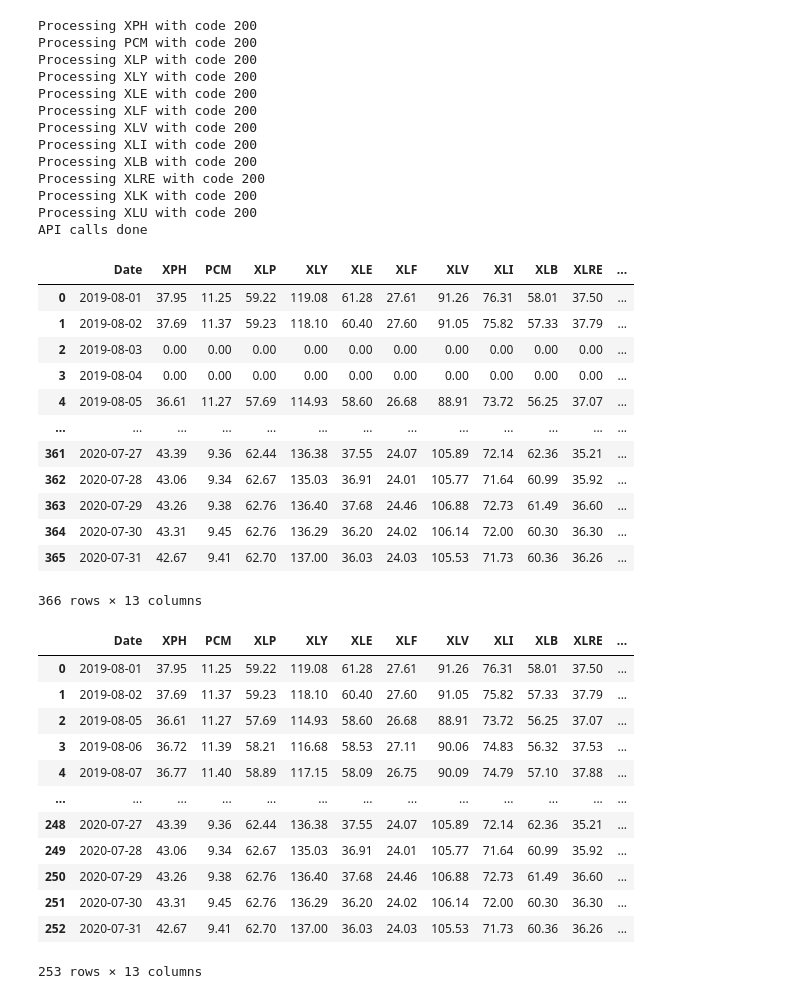
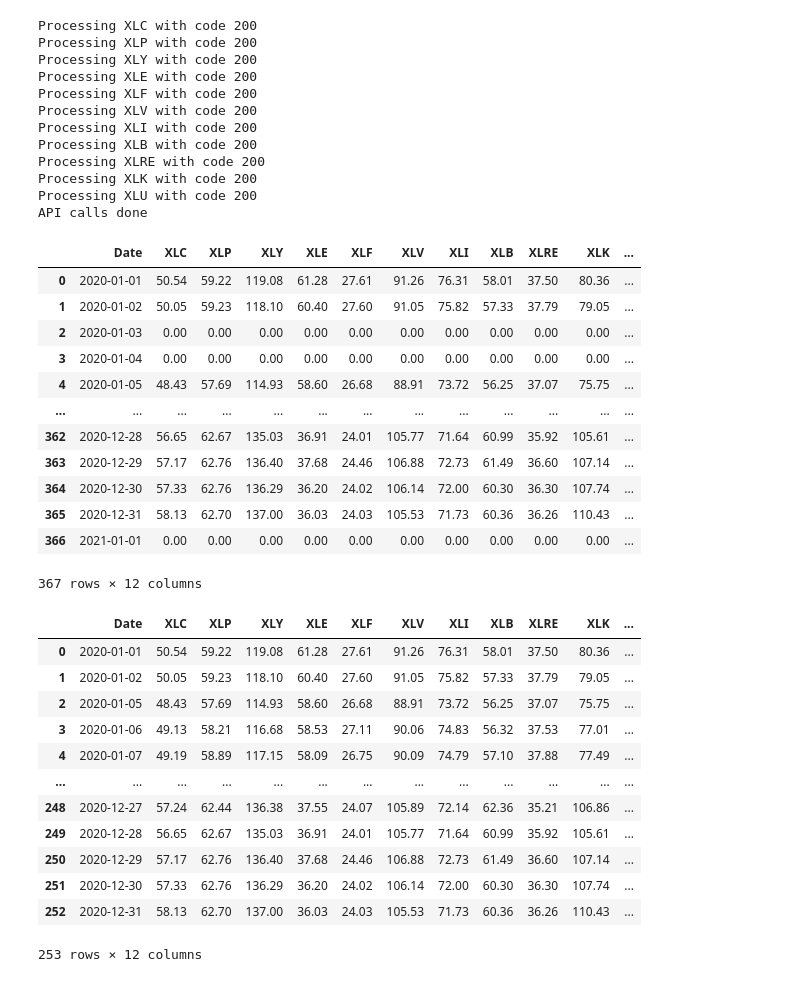
Before and after one commit to Dinorobie/stocks-covid, a Jupyter notebook: stock_+.ipynb, the cells around one changed output. Cells and saved outputs as stored; diff of their text form; code cells hidden in the pictures.

```diff
--- a/stock_+.ipynb
+++ b/stock_+.ipynb
@@ -20,9 +21,9 @@ ticker_date = []
 delta = datetime.timedelta(days=1)
 
 # Search parameters
-industry_index = ["XPH","PCM","XLP","XLY","XLE","XLF","XLV", "XLI", "XLB", "XLRE", "XLK","XLU"]
-start_date = datetime.datetime(2019,8,1)
-end_date = datetime.datetime(2020,7,31)
+industry_index = sector_symbol
+start_date = datetime.datetime(2020,1,1)
+end_date = datetime.datetime(2021,1,1)
 base_url = 'https://www.alphavantage.co/query?function=TIME_SERIES_DAILY'
 
 # For loop to create the date column and create the results dataframe
@@ -73,8 +74,7 @@ for ticker in industry_index:
 
 print("API calls done")
 # %% [output]
-Processing XPH with code 200
-Processing PCM with code 200
+Processing XLC with code 200
 Processing XLP with code 200
 Processing XLY with code 200
 Processing XLE with code 200
@@ -89,53 +89,53 @@ API calls done
 # %%
 ticker_value_df
 # %% [output]
-|  | Date | XPH | PCM | XLP | XLY | XLE | XLF | XLV | XLI | XLB | XLRE | ... |
-| 0 | 2019-08-01 | 37.95 | 11.25 | 59.22 | 119.08 | 61.28 | 27.61 | 91.26 | 76.31 | 58.01 | 37.50 | ... |
-| 1 | 2019-08-02 | 37.69 | 11.37 | 59.23 | 118.10 | 60.40 | 27.60 | 91.05 | 75.82 | 57.33 | 37.79 | ... |
-| 2 | 2019-08-03 | 0.00 | 0.00 | 0.00 | 0.00 | 0.00 | 0.00 | 0.00 | 0.00 | 0.00 | 0.00 | ... |
-| 3 | 2019-08-04 | 0.00 | 0.00 | 0.00 | 0.00 | 0.00 | 0.00 | 0.00 | 0.00 | 0.00 | 0.00 | ... |
-| 4 | 2019-08-05 | 36.61 | 11.27 | 57.69 | 114.93 | 58.60 | 26.68 | 88.91 | 73.72 | 56.25 | 37.07 | ... |
+|  | Date | XLC | XLP | XLY | XLE | XLF | XLV | XLI | XLB | XLRE | XLK | ... |
+| 0 | 2020-01-01 | 50.54 | 59.22 | 119.08 | 61.28 | 27.61 | 91.26 | 76.31 | 58.01 | 37.50 | 80.36 | ... |
+| 1 | 2020-01-02 | 50.05 | 59.23 | 118.10 | 60.40 | 27.60 | 91.05 | 75.82 | 57.33 | 37.79 | 79.05 | ... |
+| 2 | 2020-01-03 | 0.00 | 0.00 | 0.00 | 0.00 | 0.00 | 0.00 | 0.00 | 0.00 | 0.00 | 0.00 | ... |
+| 3 | 2020-01-04 | 0.00 | 0.00 | 0.00 | 0.00 | 0.00 | 0.00 | 0.00 | 0.00 | 0.00 | 0.00 | ... |
+| 4 | 2020-01-05 | 48.43 | 57.69 | 114.93 | 58.60 | 26.68 | 88.91 | 73.72 | 56.25 | 37.07 | 75.75 | ... |
 | ... | ... | ... | ... | ... | ... | ... | ... | ... | ... | ... | ... | ... |
-| 361 | 2020-07-27 | 43.39 | 9.36 | 62.44 | 136.38 | 37.55 | 24.07 | 105.89 | 72.14 | 62.36 | 35.21 | ... |
-| 362 | 2020-07-28 | 43.06 | 9.34 | 62.67 | 135.03 | 36.91 | 24.01 | 105.77 | 71.64 | 60.99 | 35.92 | ... |
-| 363 | 2020-07-29 | 43.26 | 9.38 | 62.76 | 136.40 | 37.68 | 24.46 | 106.88 | 72.73 | 61.49 | 36.60 | ... |
-| 364 | 2020-07-30 | 43.31 | 9.45 | 62.76 | 136.29 | 36.20 | 24.02 | 106.14 | 72.00 | 60.30 | 36.30 | ... |
-| 365 | 2020-07-31 | 42.67 | 9.41 | 62.70 | 137.00 | 36.03 | 24.03 | 105.53 | 71.73 | 60.36 | 36.26 | ... |
+| 362 | 2020-12-28 | 56.65 | 62.67 | 135.03 | 36.91 | 24.01 | 105.77 | 71.64 | 60.99 | 35.92 | 105.61 | ... |
+| 363 | 2020-12-29 | 57.17 | 62.76 | 136.40 | 37.68 | 24.46 | 106.88 | 72.73 | 61.49 | 36.60 | 107.14 | ... |
+| 364 | 2020-12-30 | 57.33 | 62.76 | 136.29 | 36.20 | 24.02 | 106.14 | 72.00 | 60.30 | 36.30 | 107.74 | ... |
+| 365 | 2020-12-31 | 58.13 | 62.70 | 137.00 | 36.03 | 24.03 | 105.53 | 71.73 | 60.36 | 36.26 | 110.43 | ... |
+| 366 | 2021-01-01 | 0.00 | 0.00 | 0.00 | 0.00 | 0.00 | 0.00 | 0.00 | 0.00 | 0.00 | 0.00 | ... |
-366 rows × 13 columns
+367 rows × 12 columns
 # %%
 # Cleaning the results dataframe
 
 # Dropping rows with no values (no stocks operations)
-clean_df = ticker_value_df.loc[ticker_value_df["XPH"]!=0].reset_index(drop=True)
+clean_df = ticker_value_df.loc[ticker_value_df["XLC"]!=0].reset_index(drop=True)
 clean_df
 
 # Dropping columns with no data (Indexes not found in the API)
 
 # Creating the list with tickers to keep
 keep_columns = []
 
 for column in clean_df:
     column_index = clean_df.columns.get_loc(column)
     if clean_df.iloc[0, column_index] != 0:
         keep_columns.append(column)
 
 clean_df = clean_df[keep_columns]
 
 clean_df
 # %% [output]
-|  | Date | XPH | PCM | XLP | XLY | XLE | XLF | XLV | XLI | XLB | XLRE | ... |
-| 0 | 2019-08-01 | 37.95 | 11.25 | 59.22 | 119.08 | 61.28 | 27.61 | 91.26 | 76.31 | 58.01 | 37.50 | ... |
-| 1 | 2019-08-02 | 37.69 | 11.37 | 59.23 | 118.10 | 60.40 | 27.60 | 91.05 | 75.82 | 57.33 | 37.79 | ... |
-| 2 | 2019-08-05 | 36.61 | 11.27 | 57.69 | 114.93 | 58.60 | 26.68 | 88.91 | 73.72 | 56.25 | 37.07 | ... |
-| 3 | 2019-08-06 | 36.72 | 11.39 | 58.21 | 116.68 | 58.53 | 27.11 | 90.06 | 74.83 | 56.32 | 37.53 | ... |
-| 4 | 2019-08-07 | 36.77 | 11.40 | 58.89 | 117.15 | 58.09 | 26.75 | 90.09 | 74.79 | 57.10 | 37.88 | ... |
+|  | Date | XLC | XLP | XLY | XLE | XLF | XLV | XLI | XLB | XLRE | XLK | ... |
+| 0 | 2020-01-01 | 50.54 | 59.22 | 119.08 | 61.28 | 27.61 | 91.26 | 76.31 | 58.01 | 37.50 | 80.36 | ... |
+| 1 | 2020-01-02 | 50.05 | 59.23 | 118.10 | 60.40 | 27.60 | 91.05 | 75.82 | 57.33 | 37.79 | 79.05 | ... |
+| 2 | 2020-01-05 | 48.43 | 57.69 | 114.93 | 58.60 | 26.68 | 88.91 | 73.72 | 56.25 | 37.07 | 75.75 | ... |
+| 3 | 2020-01-06 | 49.13 | 58.21 | 116.68 | 58.53 | 27.11 | 90.06 | 74.83 | 56.32 | 37.53 | 77.01 | ... |
+| 4 | 2020-01-07 | 49.19 | 58.89 | 117.15 | 58.09 | 26.75 | 90.09 | 74.79 | 57.10 | 37.88 | 77.49 | ... |
 | ... | ... | ... | ... | ... | ... | ... | ... | ... | ... | ... | ... | ... |
-| 248 | 2020-07-27 | 43.39 | 9.36 | 62.44 | 136.38 | 37.55 | 24.07 | 105.89 | 72.14 | 62.36 | 35.21 | ... |
-| 249 | 2020-07-28 | 43.06 | 9.34 | 62.67 | 135.03 | 36.91 | 24.01 | 105.77 | 71.64 | 60.99 | 35.92 | ... |
-| 250 | 2020-07-29 | 43.26 | 9.38 | 62.76 | 136.40 | 37.68 | 24.46 | 106.88 | 72.73 | 61.49 | 36.60 | ... |
-| 251 | 2020-07-30 | 43.31 | 9.45 | 62.76 | 136.29 | 36.20 | 24.02 | 106.14 | 72.00 | 60.30 | 36.30 | ... |
-| 252 | 2020-07-31 | 42.67 | 9.41 | 62.70 | 137.00 | 36.03 | 24.03 | 105.53 | 71.73 | 60.36 | 36.26 | ... |
+| 248 | 2020-12-27 | 57.24 | 62.44 | 136.38 | 37.55 | 24.07 | 105.89 | 72.14 | 62.36 | 35.21 | 106.86 | ... |
+| 249 | 2020-12-28 | 56.65 | 62.67 | 135.03 | 36.91 | 24.01 | 105.77 | 71.64 | 60.99 | 35.92 | 105.61 | ... |
+| 250 | 2020-12-29 | 57.17 | 62.76 | 136.40 | 37.68 | 24.46 | 106.88 | 72.73 | 61.49 | 36.60 | 107.14 | ... |
+| 251 | 2020-12-30 | 57.33 | 62.76 | 136.29 | 36.20 | 24.02 | 106.14 | 72.00 | 60.30 | 36.30 | 107.74 | ... |
+| 252 | 2020-12-31 | 58.13 | 62.70 | 137.00 | 36.03 | 24.03 | 105.53 | 71.73 | 60.36 | 36.26 | 110.43 | ... |
-253 rows × 13 columns
+253 rows × 12 columns
 # %%
 clean_df.describe()
 # %% [output]
```
Also changed, not shown: parts of 12 cells of this notebook.
